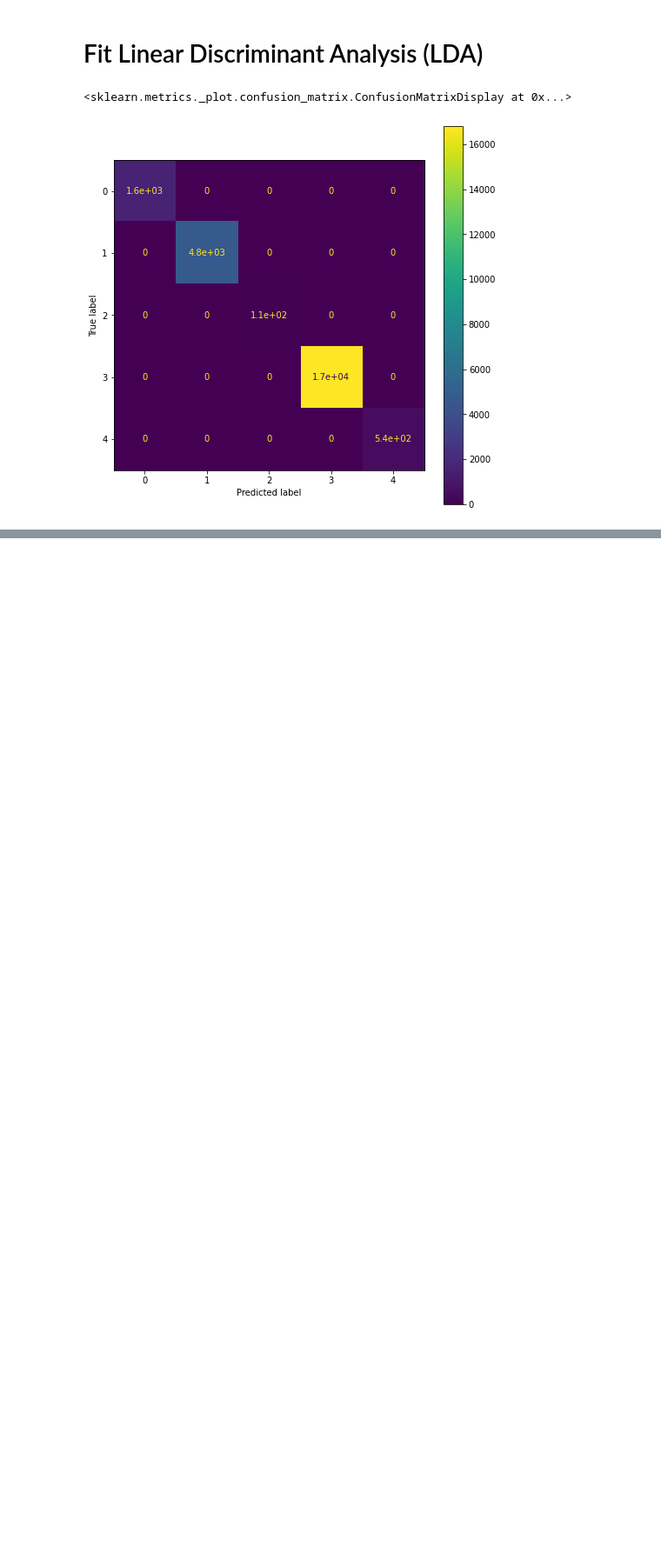
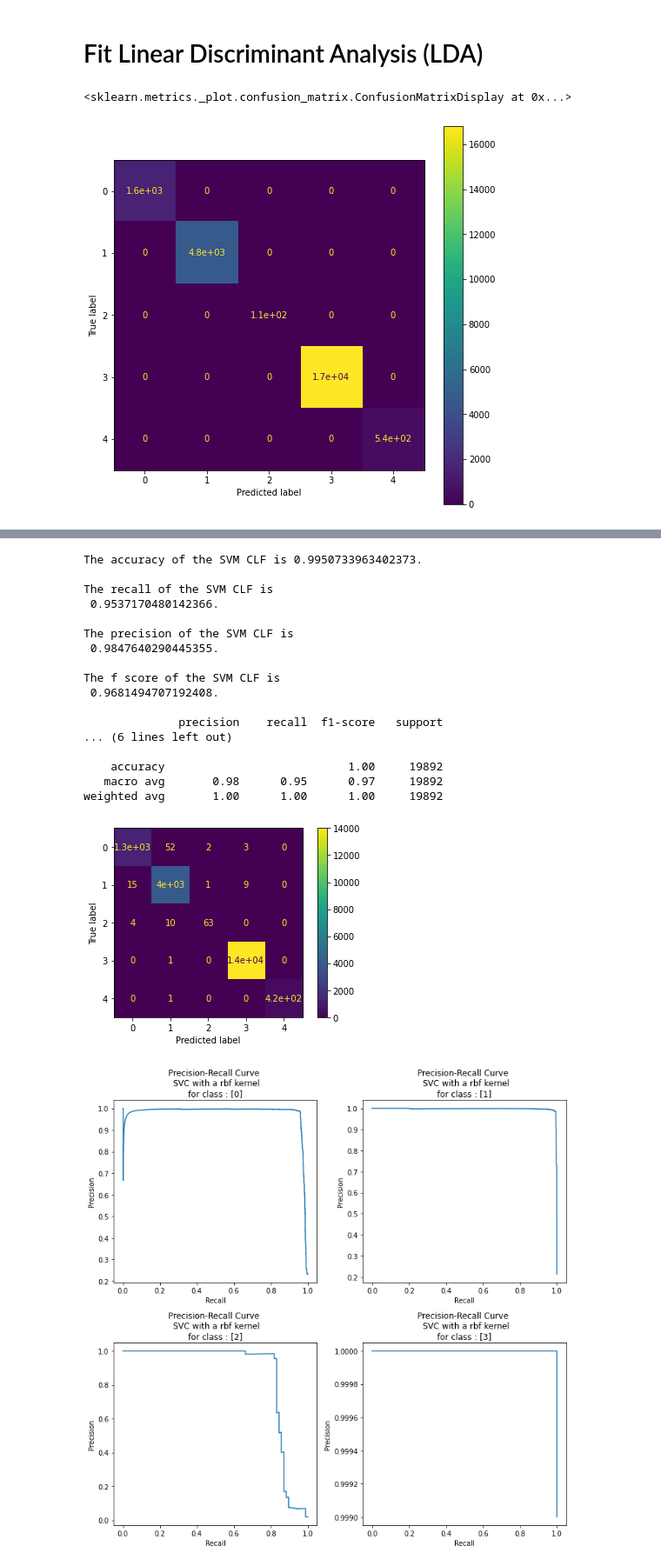
Before and after one commit to Amirosein/AGB-stars-ML-project, a Jupyter notebook: Milestone2/AGB_Project_2.ipynb, the cells around one changed output, grey strips where cells are left out. Shown at 87% size. Saved outputs shown, nothing was run; the diff lists cells and outputs as text; code cells hidden in the pictures; blank space fills up the shorter version.

```diff
--- a/Milestone2/AGB_Project_2.ipynb
+++ b/Milestone2/AGB_Project_2.ipynb
@@ -221,0 +276,23 @@ plot_confusion_matrix(clf, x_test, y_test,  ax=ax)
+# %%
+x_train, x_test, y_train, y_test = train_test_split(X_standard, Y_O, random_state=1)
+Evaluate_model(SVC() , x_train , y_train.values.ravel() , x_test , y_test.values.ravel() )
+# %% [output]
+The accuracy of the SVM CLF is 0.9950733963402373.
+
+The recall of the SVM CLF is
+ 0.9537170480142366.
+
+The precision of the SVM CLF is
+ 0.9847640290445355.
+
+The f score of the SVM CLF is
+ 0.9681494707192408.
+
+              precision    recall  f1-score   support
+... (6 lines left out)
+
+    accuracy                           1.00     19892
+   macro avg       0.98      0.95      0.97     19892
+weighted avg       1.00      1.00      1.00     19892
+[figure, added]
+[figure, added]
```
Also changed, not shown: parts of 10 cells of this notebook.
